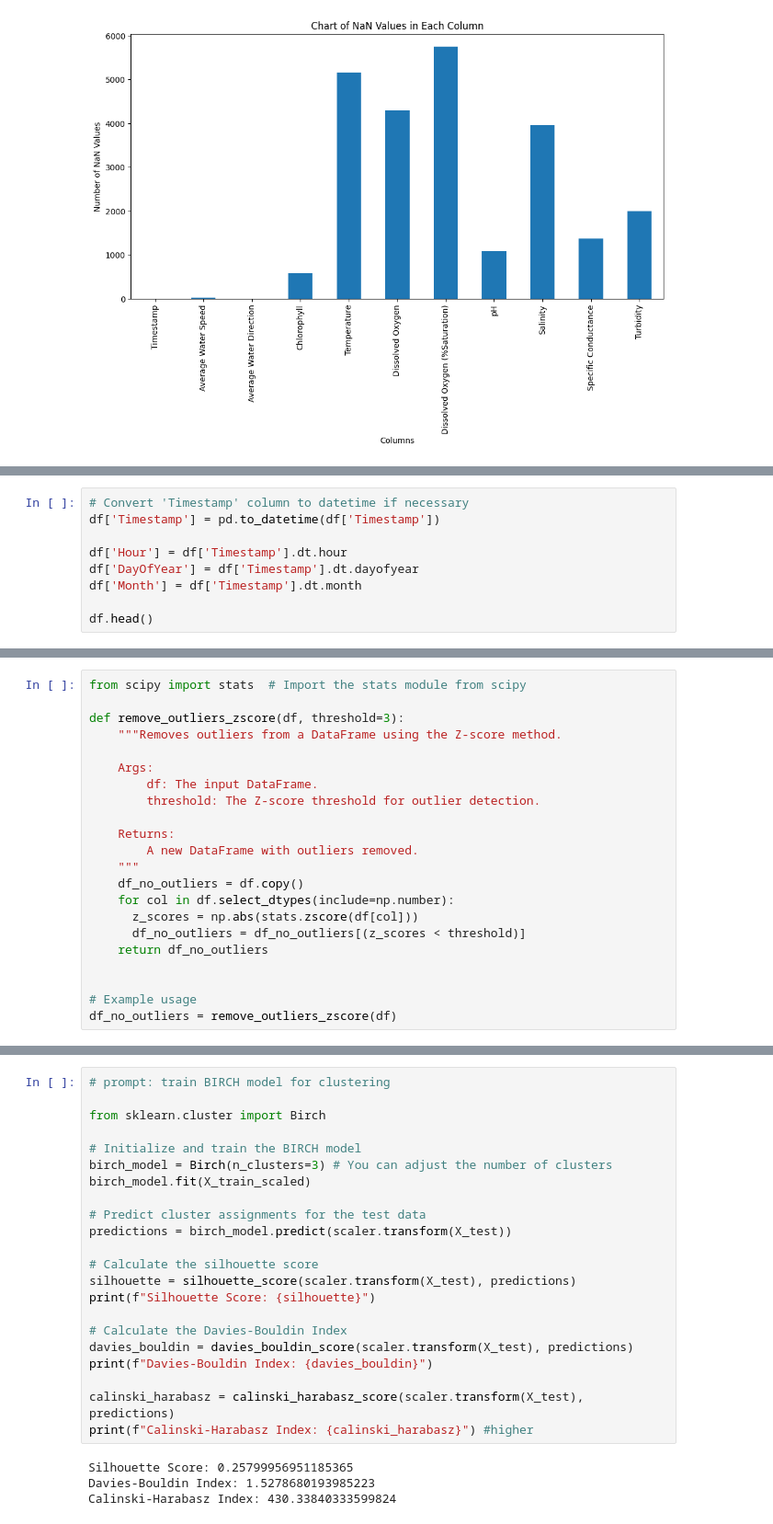
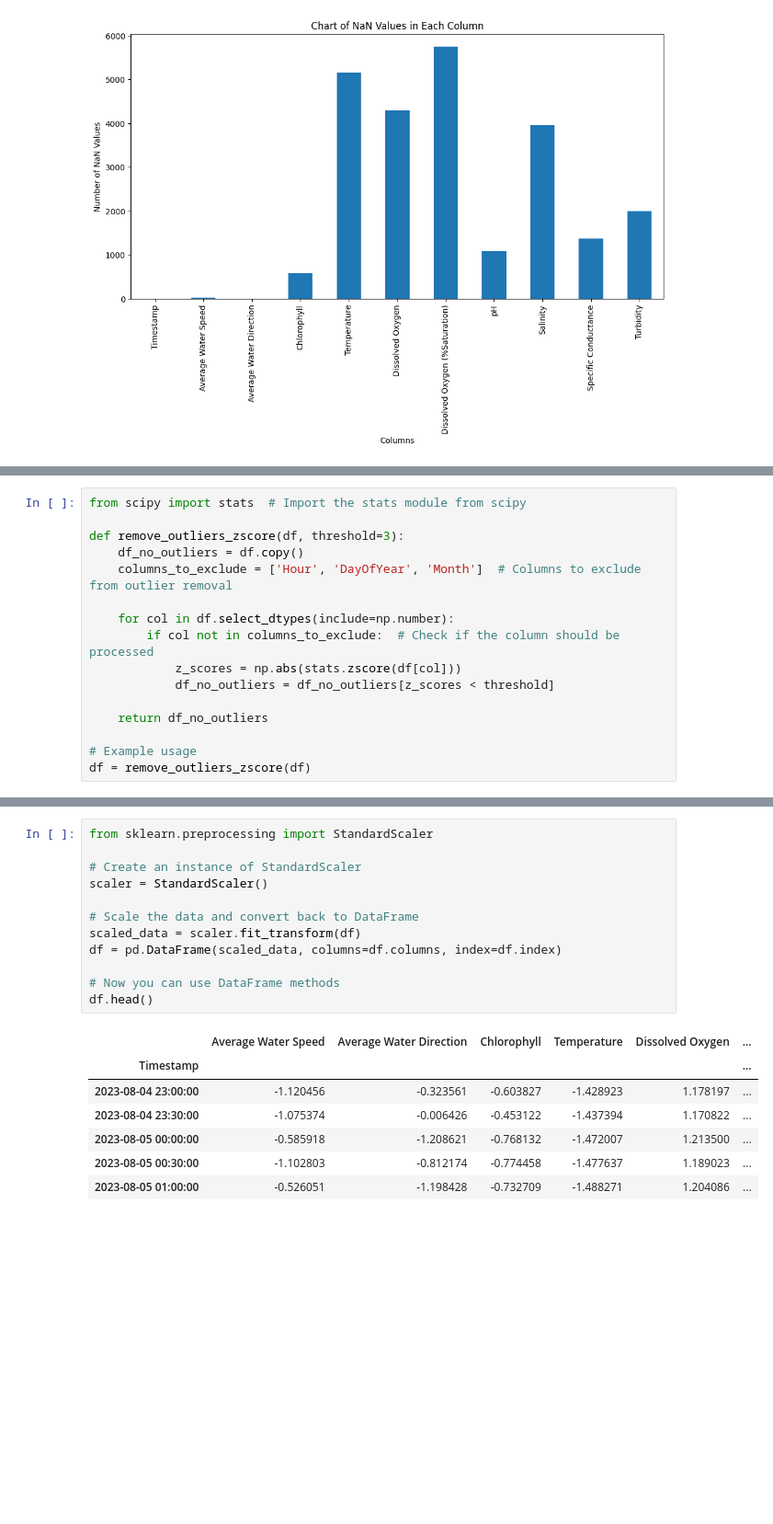
Before and after one commit to lapsapthong-16/cluster-water, a Jupyter notebook: water.ipynb, the cells around one changed output, grey strips where cells are left out. Shown: that part at 92% size. Cells and saved outputs as stored; diff of their text form; blank space fills up the shorter version.

```diff
--- a/water.ipynb
+++ b/water.ipynb
@@ -81,10 +231 @@ Turbidity                         0
 dtype: int64
-# %%
-# Convert 'Timestamp' column to datetime if necessary
-df['Timestamp'] = pd.to_datetime(df['Timestamp'])
-
-df['Hour'] = df['Timestamp'].dt.hour
-df['DayOfYear'] = df['Timestamp'].dt.dayofyear
-df['Month'] = df['Timestamp'].dt.month
-
-df.head()
@@ -134,21 +233,15 @@ df = water_quality_df_cleaned.resample('H').mean().interpolate()
 from scipy import stats  # Import the stats module from scipy
 
 def remove_outliers_zscore(df, threshold=3):
-    """Removes outliers from a DataFrame using the Z-score method.
+    df_no_outliers = df.copy()
+    columns_to_exclude = ['Hour', 'DayOfYear', 'Month']  # Columns to exclude from outlier removal
 
-    Args:
-        df: The input DataFrame.
-        threshold: The Z-score threshold for outlier detection.
+    for col in df.select_dtypes(include=np.number):
+        if col not in columns_to_exclude:  # Check if the column should be processed
+            z_scores = np.abs(stats.zscore(df[col]))
+            df_no_outliers = df_no_outliers[z_scores < threshold]
 
-    Returns:
-        A new DataFrame with outliers removed.
-    """
-    df_no_outliers = df.copy()
-    for col in df.select_dtypes(include=np.number):
-      z_scores = np.abs(stats.zscore(df[col]))
-      df_no_outliers = df_no_outliers[(z_scores < threshold)]
     return df_no_outliers
 
-
 # Example usage
-df_no_outliers = remove_outliers_zscore(df)
+df = remove_outliers_zscore(df)
@@ -525,26 +248,20 @@ Calinski-Harabasz Index: 447.54120907651753
-# %%
-# prompt: train BIRCH model for clustering
-
-from sklearn.cluster import Birch
-
-# Initialize and train the BIRCH model
-birch_model = Birch(n_clusters=3) # You can adjust the number of clusters
-birch_model.fit(X_train_scaled)
-
-# Predict cluster assignments for the test data
-predictions = birch_model.predict(scaler.transform(X_test))
-
-# Calculate the silhouette score
-silhouette = silhouette_score(scaler.transform(X_test), predictions)
-print(f"Silhouette Score: {silhouette}")
-
-# Calculate the Davies-Bouldin Index
-davies_bouldin = davies_bouldin_score(scaler.transform(X_test), predictions)
-print(f"Davies-Bouldin Index: {davies_bouldin}")
-
-calinski_harabasz = calinski_harabasz_score(scaler.transform(X_test), predictions)
-print(f"Calinski-Harabasz Index: {calinski_harabasz}") #higher
-# %% [output]
-Silhouette Score: 0.25799956951185365
-Davies-Bouldin Index: 1.5278680193985223
-Calinski-Harabasz Index: 430.33840333599824
+# %%
+from sklearn.preprocessing import StandardScaler
+
+# Create an instance of StandardScaler
+scaler = StandardScaler()
+
+# Scale the data and convert back to DataFrame
+scaled_data = scaler.fit_transform(df)
+df = pd.DataFrame(scaled_data, columns=df.columns, index=df.index)
+
+# Now you can use DataFrame methods
+df.head()
+# %% [output]
+|  | Average Water Speed | Average Water Direction | Chlorophyll | Temperature | Dissolved Oxygen | ... |
+| Timestamp |  |  |  |  |  | ... |
+| 2023-08-04 23:00:00 | -1.120456 | -0.323561 | -0.603827 | -1.428923 | 1.178197 | ... |
+| 2023-08-04 23:30:00 | -1.075374 | -0.006426 | -0.453122 | -1.437394 | 1.170822 | ... |
+| 2023-08-05 00:00:00 | -0.585918 | -1.208621 | -0.768132 | -1.472007 | 1.213500 | ... |
+| 2023-08-05 00:30:00 | -1.102803 | -0.812174 | -0.774458 | -1.477637 | 1.189023 | ... |
+| 2023-08-05 01:00:00 | -0.526051 | -1.198428 | -0.732709 | -1.488271 | 1.204086 | ... |
```
Also changed, not shown: parts of 21 cells of this notebook, 4 other files.
